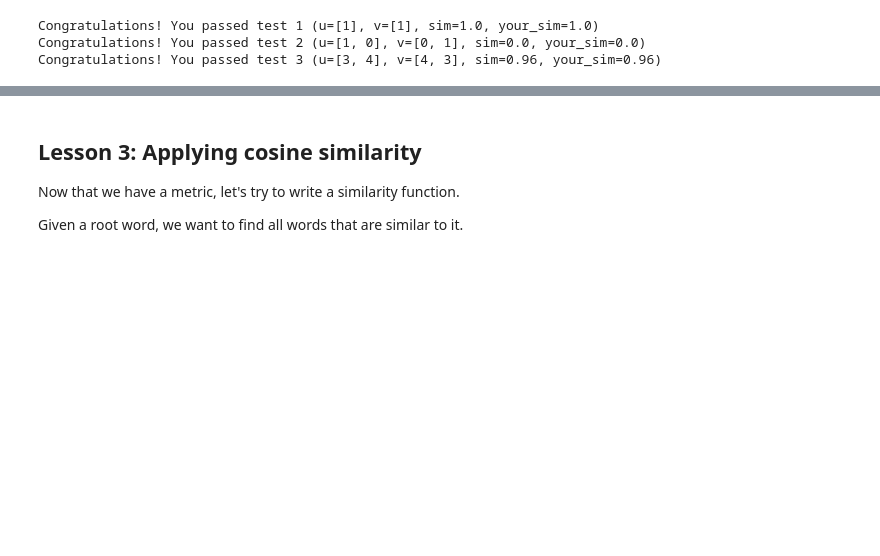
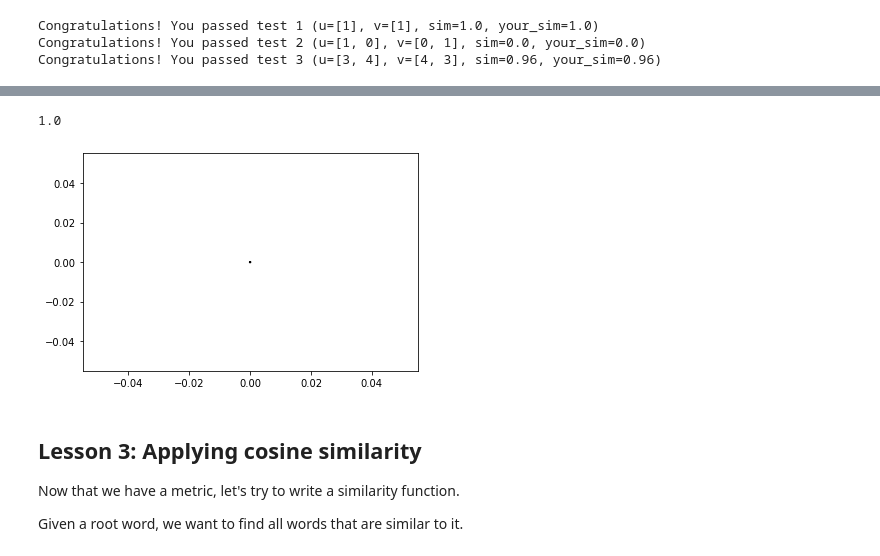
Before and after one commit to olivertemple/EMC-NLP, a Jupyter notebook: NLP/notebooks/4_CosineSimilarity.ipynb, the cells around one changed output, grey strips where cells are left out. Cells and saved outputs as stored; diff of their text form; code cells hidden in the pictures; blank space fills up the shorter version.

```diff
--- a/NLP/notebooks/4_CosineSimilarity.ipynb
+++ b/NLP/notebooks/4_CosineSimilarity.ipynb
@@ -111,6 +136,14 @@ Congratulations! You passed test 3 (u=[3, 4], v=[4, 3], sim=0.96, your_sim=0.96)
 # %%
 # Q1.5 - Why must be the vectors be non-zero?
 #      - Does this align with your geometric intuition?
+#If the vectors are 0, then they dont exist.
+print(cosine_similarity([0,1],[0,1]))
+
+plt.quiver(0,0, [0,0],[0,0],scale=5)
+plt.show()
+# %% [output]
+1.0
+[figure, added]
 # %% [markdown]
 ## Lesson 3: Applying cosine similarity
 
```
Also changed, not shown: parts of 15 cells of this notebook, 11 other files.
